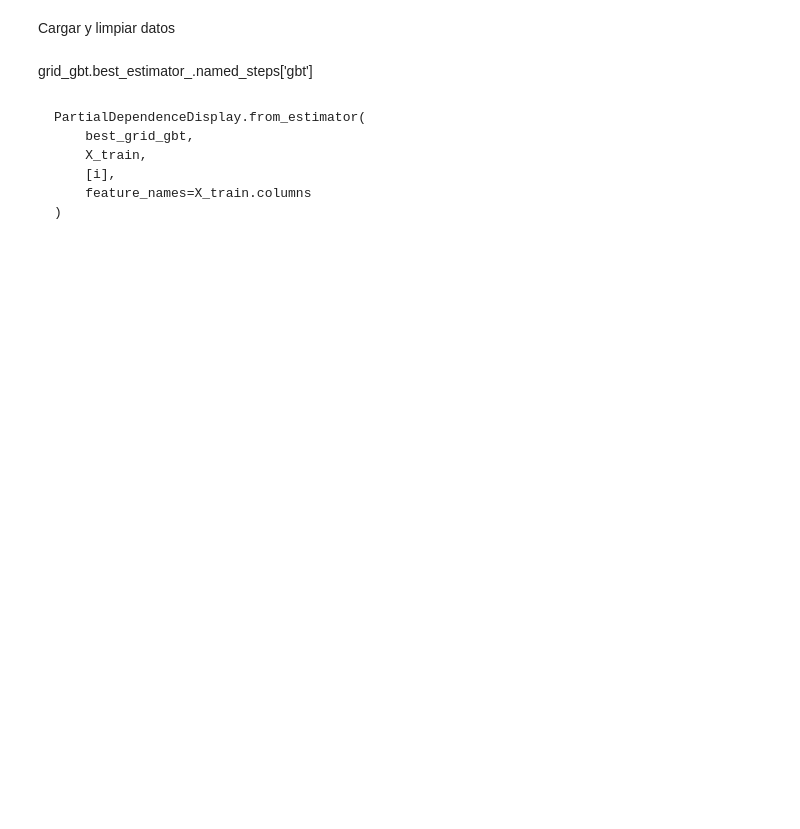
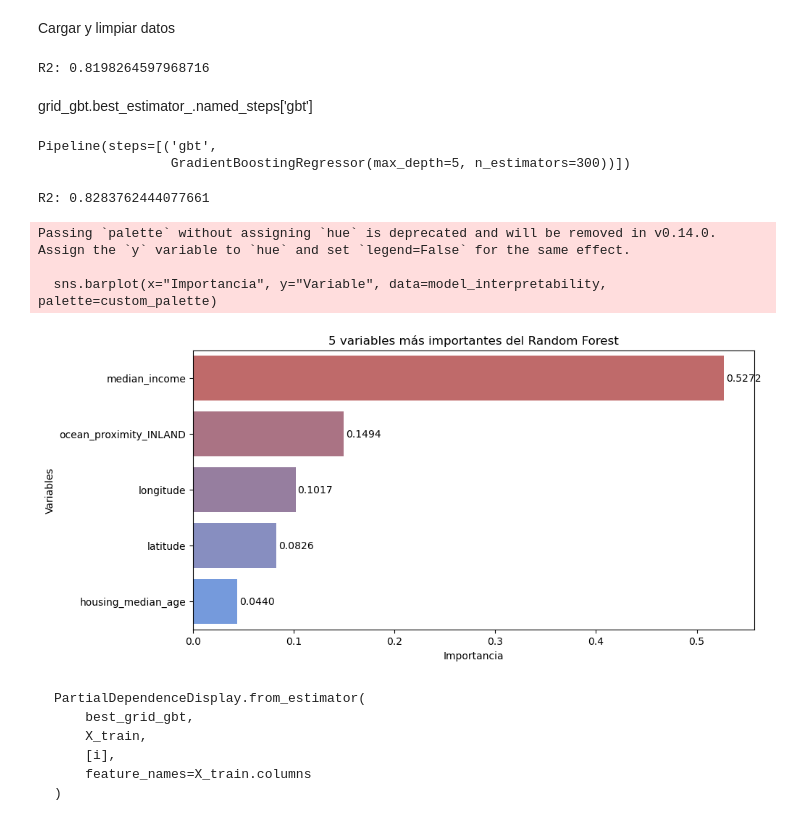
Before and after one commit to zayo1511/LabAprEst, a Jupyter notebook: Parcial3/Aplicacion_GBT_regresion_sin_resolver.ipynb, the cells around one changed output. Drawn from its saved outputs; the diff is of its cells as text; code cells hidden in the pictures; blank space fills up the shorter version.

```diff
--- a/Parcial3/Aplicacion_GBT_regresion_sin_resolver.ipynb
+++ b/Parcial3/Aplicacion_GBT_regresion_sin_resolver.ipynb
@@ -19,18 +23,75 @@ X_train, X_test, y_train, y_test = train_test_split(
 )
 # %%
 # Ejempolo gradient boosting
+from sklearn.ensemble import GradientBoostingRegressor
+
+model = GradientBoostingRegressor(n_estimators=300, learning_rate=0.1, max_depth=4, random_state=42).fit(X_train, y_train)
+
+predicciones = model.predict(X_test)
+
+print('R2:', r2_score(y_test, predicciones))
+# %% [output]
+R2: 0.8198264597968716
 # %%
 ## Cross validation
+from sklearn.pipeline import Pipeline
+from sklearn.model_selection import GridSearchCV
+
+pipeline = Pipeline([
+     ('gbt', GradientBoostingRegressor(n_estimators=300))
+     ])
+
+params = {
+     'gbt__max_depth': [2, 3, 4, 5],
+     'gbt__learning_rate': [0.1, 0.5, 0.01]
+}
+
+grid_gbt = GridSearchCV(estimator=pipeline, param_grid=params, cv=5, n_jobs=-1, scoring="r2").fit(X_train, y_train)
 # %% [markdown]
 grid_gbt.best_estimator_.named_steps['gbt']
 # %%
 # Mejor estimador
+grid_gbt.best_estimator_
+# %% [output]
+Pipeline(steps=[('gbt',
+                 GradientBoostingRegressor(max_depth=5, n_estimators=300))])
 # %%
 # r2 score
+best_model = grid_gbt.best_estimator_.named_steps['gbt']
+predicciones = best_model.predict(X_test)
+print('R2:', r2_score(y_test, predicciones))
+# %% [output]
+R2: 0.8283762444077661
 # %%
 ## Calibracion
 # %%
 # Entendiendo el modelo
+def interpretability(X, model, n_var):
+    model_interpretability = pd.DataFrame({
+          'Variable': X.keys(),
+          'Importancia': model.feature_importances_
+    })
+    model_interpretability = model_interpretability.sort_values(by='Importancia', ascending=False).head(n_var)
+
+    cmap = LinearSegmentedColormap.from_list("custom_coolwarm", [colors[1], colors[0]])
+    custom_palette = sns.color_palette([cmap(i) for i in np.linspace(0, 1, len(model_interpretability))])
+
+    plt.figure(figsize=(10, 5))
+    sns.barplot(x="Importancia", y="Variable", data=model_interpretability, palette=custom_palette)
+    for index, value in enumerate(model_interpretability["Importancia"]):
+        plt.text(value + 0.002, index, f"{value:.4f}", va="center", fontsize=10)
+    plt.xlabel('Importancia')
+    plt.xlim(0, max(model_interpretability["Importancia"]) + 0.03)
+    plt.ylabel('Variables')
+    plt.title(f'{n_var} variables más importantes del Random Forest')
+    plt.show()
+
+interpretability(X, best_model, 5)
+# %% [output]
+Passing `palette` without assigning `hue` is deprecated and will be removed in v0.14.0. Assign the `y` variable to `hue` and set `legend=False` for the same effect.
+
+  sns.barplot(x="Importancia", y="Variable", data=model_interpretability, palette=custom_palette)
+[figure, added]
 # %% [markdown]
     PartialDependenceDisplay.from_estimator(
         best_grid_gbt,
```
Also changed, not shown: parts of 3 cells of this notebook.
